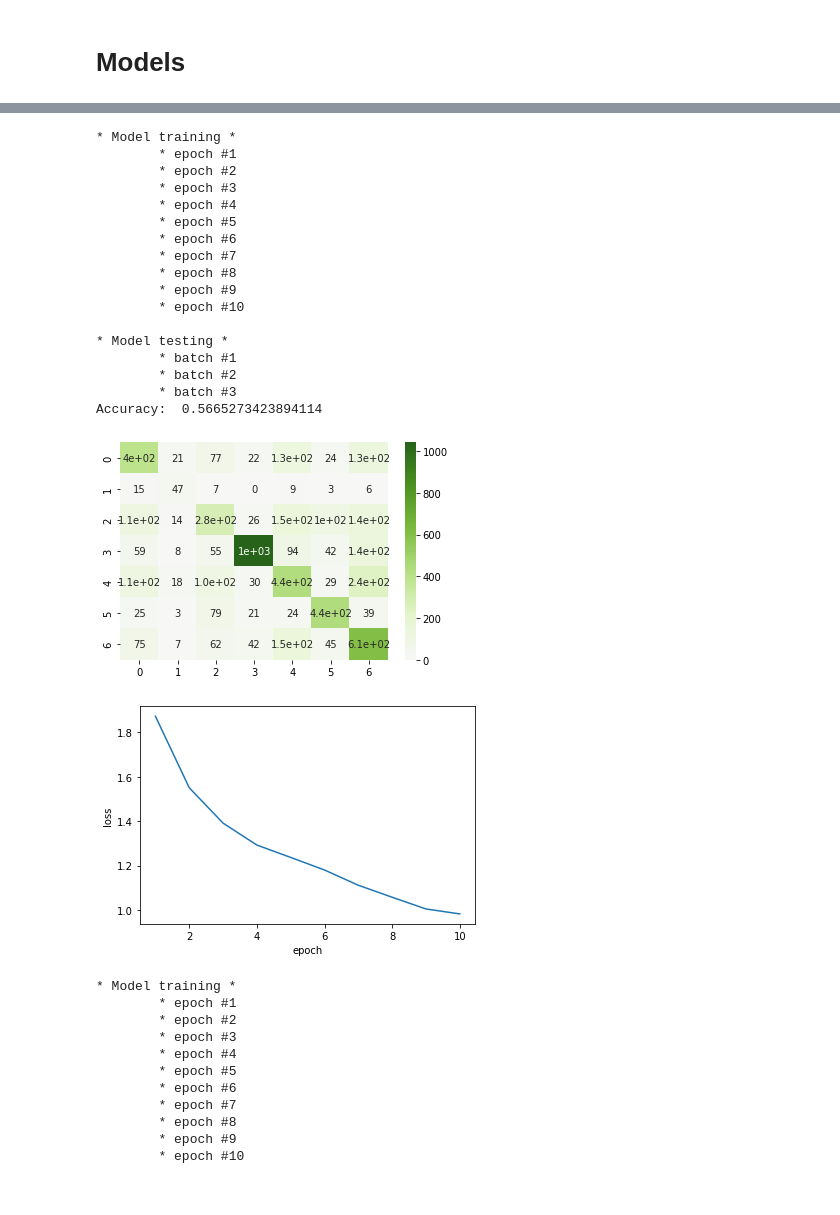
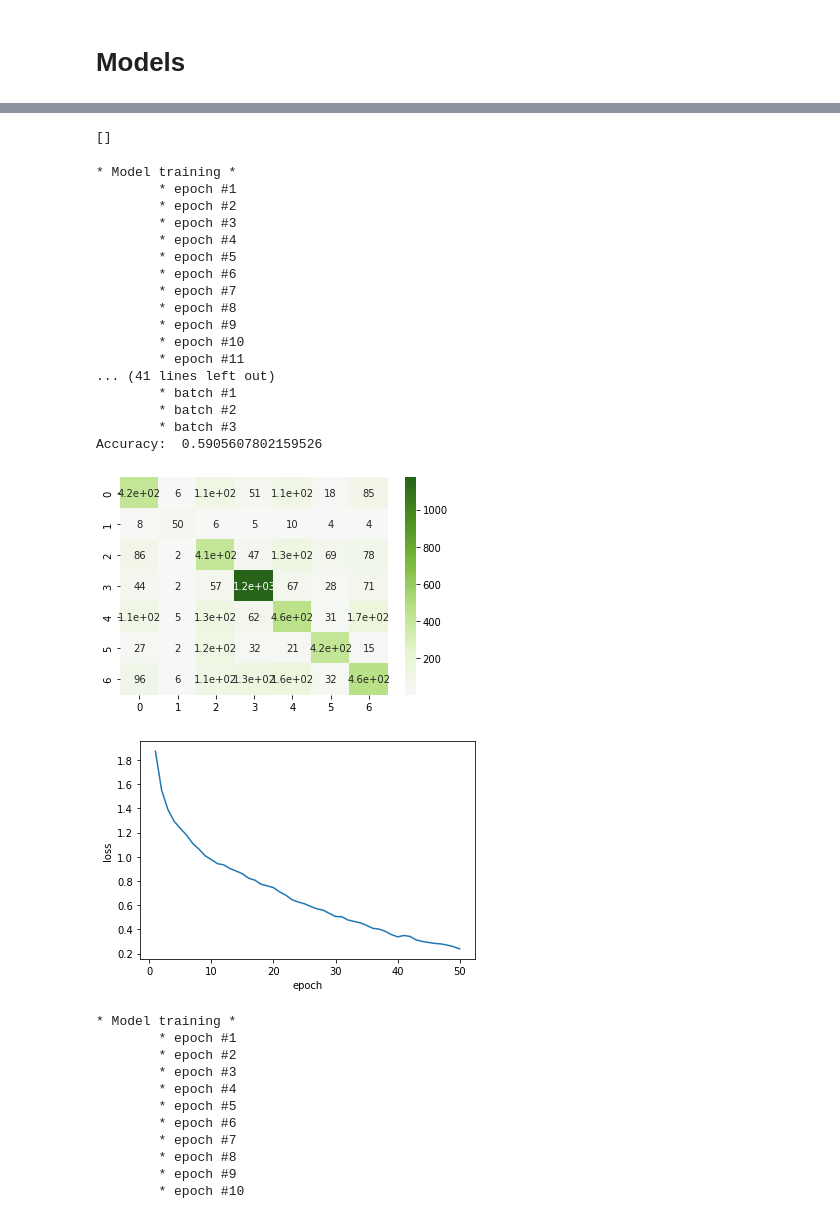
Before and after one commit to Stanislav-3/EmotionsClassifier, a Jupyter notebook: EmotionsClassifier.ipynb, the cells around one changed output, grey strips where cells are left out. Drawn from its saved outputs; the diff is of its cells as text; code cells hidden in the pictures.

```diff
--- a/EmotionsClassifier.ipynb
+++ b/EmotionsClassifier.ipynb
@@ -308,13 +303,12 @@ def plot_confusin_matrix(y_real, y_test):
   plt.show()
 # %%
 def plot_loss(loss: np.array):
-  y = loss.mean(axis=1)
-  x = [i for i in range(1, len(y) + 1)]
+  x = [i for i in range(1, len(loss) + 1)]
 
   plt.xlabel('epoch')
   plt.ylabel('loss')
 
-  plt.plot(x, y)
+  plt.plot(x, loss)
   plt.show()
 # %%
 def run_pipeline(
@@ -329,9 +323,12 @@ def run_pipeline(
     step_size=25,
     gamma=1):
 
-    # Data preperation
+    # Data splitting
     X_train, X_test, y_train, y_test = train_test_split(
         X, y, test_size=0.2, stratify=y, random_state=random_state
+    )
+    X_val, X_test, y_val, y_test = train_test_split(
+        X_test, y_test, test_size=0.5, stratify=y_test, random_state=random_state
     )
 
     # Augmentation
@@ -342,6 +339,7 @@ def run_pipeline(
     ])
 
     train = EmotionsDataset(X_train, y_train, transform)
+    val = EmotionsDataset(X_val, y_val)
     test = EmotionsDataset(X_test, y_test)
 
     # Sampler
@@ -354,13 +352,13 @@ def run_pipeline(
                                 num_samples=len(sample_weights),
                                 replacement=True)
 
-    # Data loader
-    generator = torch.Generator()
-    generator = torch.manual_seed(random_state)
+    # DataLoaders
     train_loader = DataLoader(train,
                               batch_size=batch_size,
-                              generator=generator,
                               sampler=sampler)
+    val_loader = DataLoader(val,
+                            batch_size=batch_size,
+                            shuffle=False)
     test_loader = DataLoader(test,
                              batch_size=batch_size,
                              shuffle=False)
@@ -381,13 +379,21 @@ def run_pipeline(
     # Scheduler
     scheduler = lr_scheduler.StepLR(optimizer, step_size=step_size, gamma=gamma)
 
-    model.train()
-    loss = train_model(net, error, optimizer, scheduler, train_loader,
-                      transform, epochs)
+    # Training
+    loss, train_acc, test_acc = train_model(net,
+                      error,
+                      optimizer,
+                      scheduler,
+                      train_loader,
+                      val_loader,
+                      transform,
+                      epochs)
+    # Testing
+    accuracy, predictions = test_model(net, test_loader, return_predictions=True)
+    print('Accuracy: ', accuracy)
 
-    model.eval()
-    predictions = test_model(net, test_loader)
-
-    print('Accuracy: ', metrics.accuracy_score(y_test, predictions))
+    # Plots
     plot_confusin_matrix(y_test, predictions)
     plot_loss(loss)
+
+    return loss, train_acc, test_acc
@@ -399,26 +420,30 @@ multiprocessing.cpu_count()
+# %%
+test_accuracy
+# %% [output]
+[]
 # %%
 run_pipeline(X, y, model=models.resnet18(pretrained=True), show_summary=False,
-             epochs=10, batch_size=2048, lr=0.0005)
+             epochs=50, batch_size=2048, lr=0.0005)
 # %% [output]
 * Model training *
         * epoch #1
         * epoch #2
         * epoch #3
         * epoch #4
         * epoch #5
         * epoch #6
         * epoch #7
         * epoch #8
         * epoch #9
         * epoch #10
-
-* Model testing *
+        * epoch #11
+... (41 lines left out)
         * batch #1
         * batch #2
         * batch #3
-Accuracy:  0.5665273423894114
+Accuracy:  0.5905607802159526
-[figure, old version]
+[figure, new version]
-[figure, old version]
+[figure, new version]
 # %%
 # Previous train below
 # %%
```
Also changed, not shown: parts of 9 cells of this notebook.
